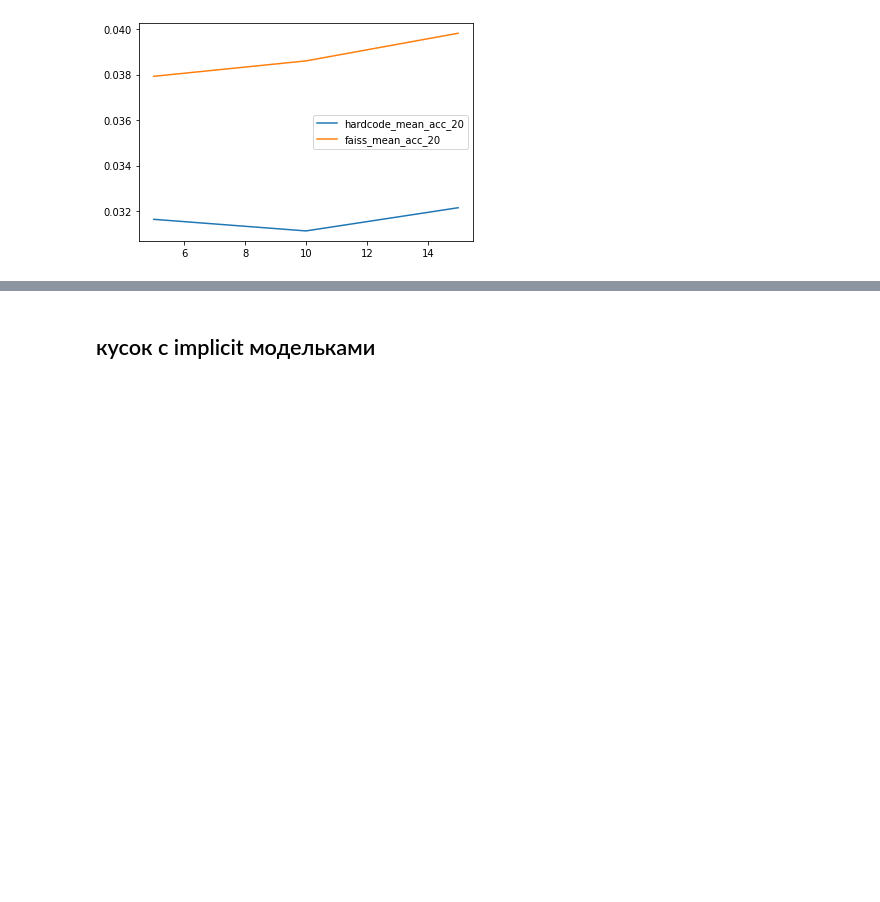
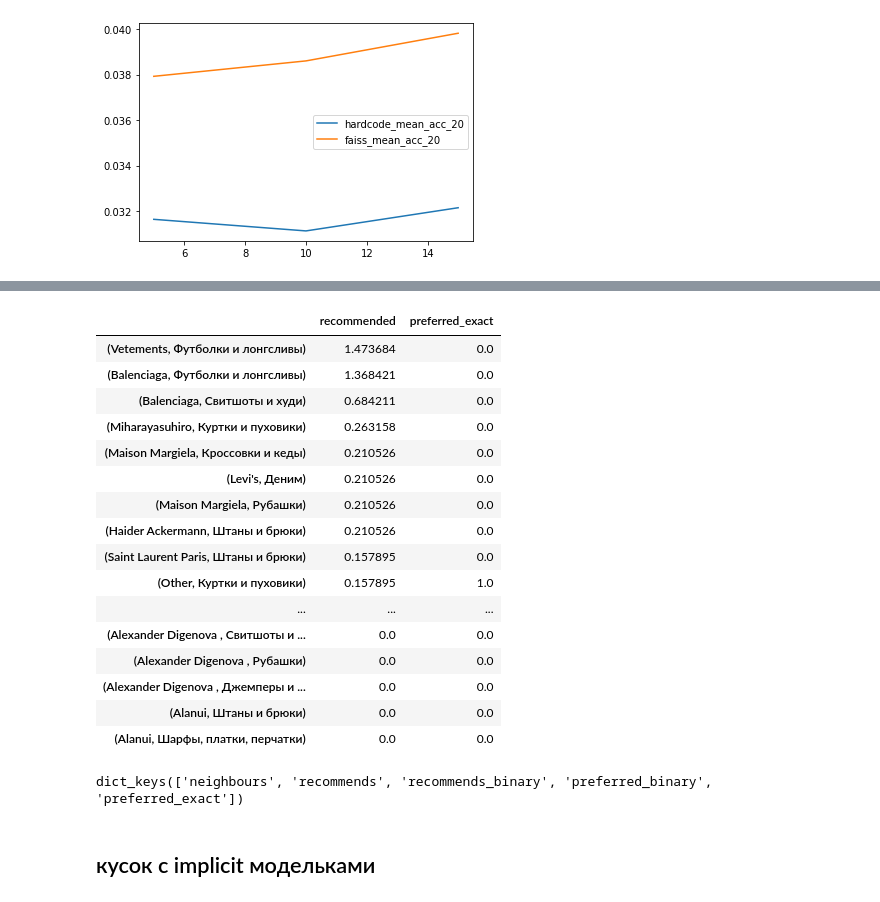
Before and after one commit to salamoslam/recommendations, a Jupyter notebook: notebooks/collaborative_filtration.ipynb, the cells around one changed output, grey strips where cells are left out. Drawn from its saved outputs; the diff is of its cells as text; code cells hidden in the pictures; blank space fills up the shorter version.

```diff
--- a/notebooks/collaborative_filtration.ipynb
+++ b/notebooks/collaborative_filtration.ipynb
@@ -351,21 +424,0 @@ results.iloc[:,[0,6]].plot(), results.iloc[:,[2,8]].plot(), results.iloc[:,[4,10
-# %%
-k_s = [5,10,20]
-results_faiss = pd.DataFrame(columns = [f'faiss_mean_acc_{k_s[0]}', f'faiss_max_acc_{k_s[0]}', f'faiss_mean_acc_{k_s[1]}', f'faiss_max_acc_{k_s[1]}', f'faiss_mean_acc_{k_s[2]}', f'faiss_max_acc_{k_s[2]}'])
-# results_hardcode = pd.DataFrame(columns = [f'hardcode_mean_acc_{k_s[0]}', f'hardcode_max_acc_{k_s[0]}',f'hardcode_mean_acc_{k_s[1]}', f'hardcode_max_acc_{k_s[1]}',f'hardcode_mean_acc_{k_s[2]}', f'hardcode_max_acc_{k_s[2]}'])
-
-for method in ['faiss']:
-    for k in tqdm([5,10,15], leave = True):
-        user_dict = recommend_NN(user_item_old_cut,user_item_diff.index, metric = metric, k = k, method=method)
-        if method == 'hardcode':
-            a = precision_at_k(user_item_diff, user_dict, k_s[0]), \
-                precision_at_k(user_item_diff, user_dict, k_s[1]), \
-                precision_at_k(user_item_diff, user_dict, k_s[2])
-
-            results_hardcode.loc[k] = [i for sub in a for i in sub]
-        if method == 'faiss':
-            a = precision_at_k(user_item_diff, user_dict, k_s[0]), \
-                precision_at_k(user_item_diff, user_dict, k_s[1]), \
-                precision_at_k(user_item_diff, user_dict, k_s[2])
-
-            results_faiss.loc[k] = [i for sub in a for i in sub]
-results_1 = results_hardcode.join(results_faiss)
@@ -414,3 +608,28 @@ results_2.iloc[:,[0,6]].plot(), results_2.iloc[:,[2,8]].plot(), results_2.iloc[:
+# %%
+pd.concat([user_dict['1591370843897353895']['recommends'],user_dict['1591370843897353895']['preferred_exact']],axis=1).sort_values('recommended',
+                                                                                                                                   ascending = False)
+# %% [output]
+|  | recommended | preferred_exact |
+| (Vetements, Футболки и лонгсливы) | 1.473684 | 0.0 |
+| (Balenciaga, Футболки и лонгсливы) | 1.368421 | 0.0 |
+| (Balenciaga, Свитшоты и худи) | 0.684211 | 0.0 |
+| (Miharayasuhiro, Куртки и пуховики) | 0.263158 | 0.0 |
+| (Maison Margiela, Кроссовки и кеды) | 0.210526 | 0.0 |
+| (Levi's, Деним) | 0.210526 | 0.0 |
+| (Maison Margiela, Рубашки) | 0.210526 | 0.0 |
+| (Haider Ackermann, Штаны и брюки) | 0.210526 | 0.0 |
+| (Saint Laurent Paris, Штаны и брюки) | 0.157895 | 0.0 |
+| (Other, Куртки и пуховики) | 0.157895 | 1.0 |
+| ... | ... | ... |
+| (Alexander Digenova , Свитшоты и ... | 0.0 | 0.0 |
+| (Alexander Digenova , Рубашки) | 0.0 | 0.0 |
+| (Alexander Digenova , Джемперы и ... | 0.0 | 0.0 |
+| (Alanui, Штаны и брюки) | 0.0 | 0.0 |
+| (Alanui, Шарфы, платки, перчатки) | 0.0 | 0.0 |
+# %%
+user_dict['1591370843897353895'].keys()
+# %% [output]
+dict_keys(['neighbours', 'recommends', 'recommends_binary', 'preferred_binary', 'preferred_exact'])
 # %% [markdown]
 ## кусок с implicit модельками
 # %%
```
Also changed, not shown: parts of 37 cells of this notebook, 8 other files.
